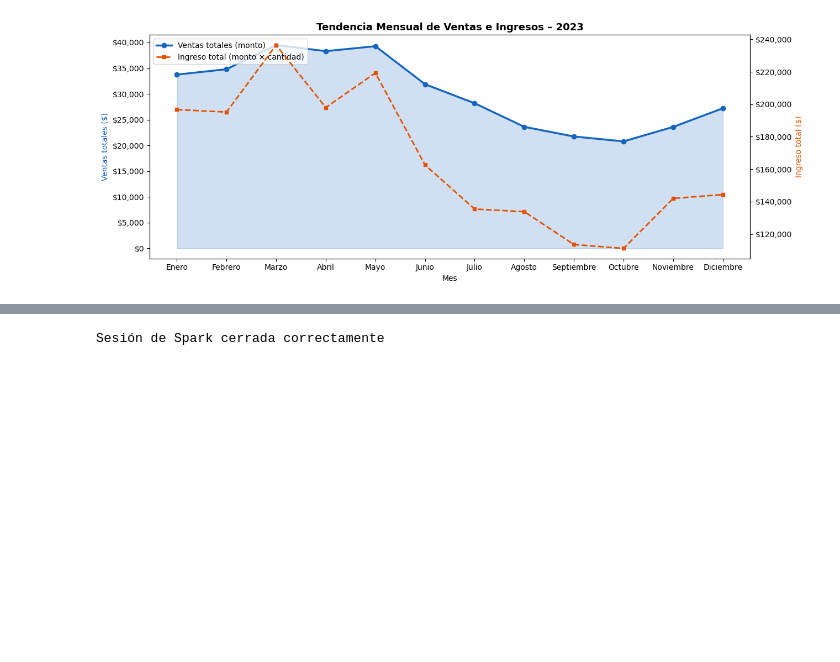
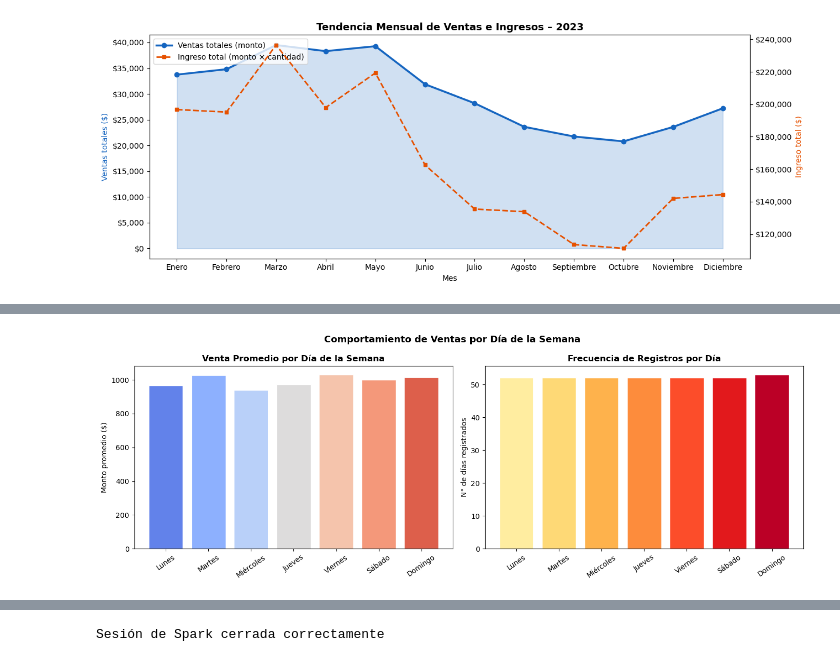
Before and after one commit to nicole-font-laz/big_data_mining_16_01_2026_T2, a Jupyter notebook: notebooks/task_2.ipynb, the cells around one changed output, grey strips where cells are left out. Cells and saved outputs as stored; diff of their text form; code cells hidden in the pictures; blank space fills up the shorter version.

```diff
--- a/notebooks/task_2.ipynb
+++ b/notebooks/task_2.ipynb
@@ -219,0 +261,41 @@ plt.show()
+# %%
+#VENTAS POR DÍA DE LA SEMANA
+
+#Generar nuevo df con data agrupada por día de la semana
+ventas_dia = df.groupBy("dia_semana") \
+    .agg(
+        round(avg("monto"),  2).alias("venta_promedio"),
+        round(sum("monto"),  2).alias("ventas_totales"),
+        count("*").alias("num_dias")
+    ) \
+    .toPandas()
+
+# Ordenar el dataset
+orden_dias = ["Lunes","Martes","Miércoles","Jueves", "Viernes","Sábado","Domingo"]
+ventas_dia["dia_semana"] = pd.Categorical(ventas_dia["dia_semana"], categories=orden_dias, ordered=True)
+ventas_dia = ventas_dia.sort_values("dia_semana")
+
+#Gráfica de barras por ciclo semanal
+fig, axes = plt.subplots(1, 2, figsize=(14, 5)) #Plot con 2 subgráficos
+
+#Gráfico de la izquierda - Venta Promedio
+axes[0].bar(ventas_dia["dia_semana"], ventas_dia["venta_promedio"],
+            color=sns.color_palette("coolwarm", 7),
+            edgecolor="white")
+axes[0].set_title("Venta Promedio por Día de la Semana",fontweight="bold") #Título para el primer eje
+axes[0].set_ylabel("Monto promedio ($)")        #Etiqueta del eje vertical
+axes[0].tick_params(axis="x", rotation=35)      #Inclina los nombres de los días
+
+#Gráfico de la derecha - Frecuencia)
+axes[1].bar(ventas_dia["dia_semana"], ventas_dia["num_dias"],
+            color=sns.color_palette("YlOrRd", 7),
+            edgecolor="white")
+axes[1].set_title("Frecuencia de Registros por Día",fontweight="bold")
+axes[1].set_ylabel("N° de días registrados")
+axes[1].tick_params(axis="x", rotation=35)
+
+plt.suptitle("Comportamiento de Ventas por Día de la Semana", fontsize=13, fontweight="bold") #Título general
+plt.tight_layout()
+plt.show()
+# %% [output]
+[figure, added]
```
Also changed, not shown: parts of 2 cells of this notebook.
